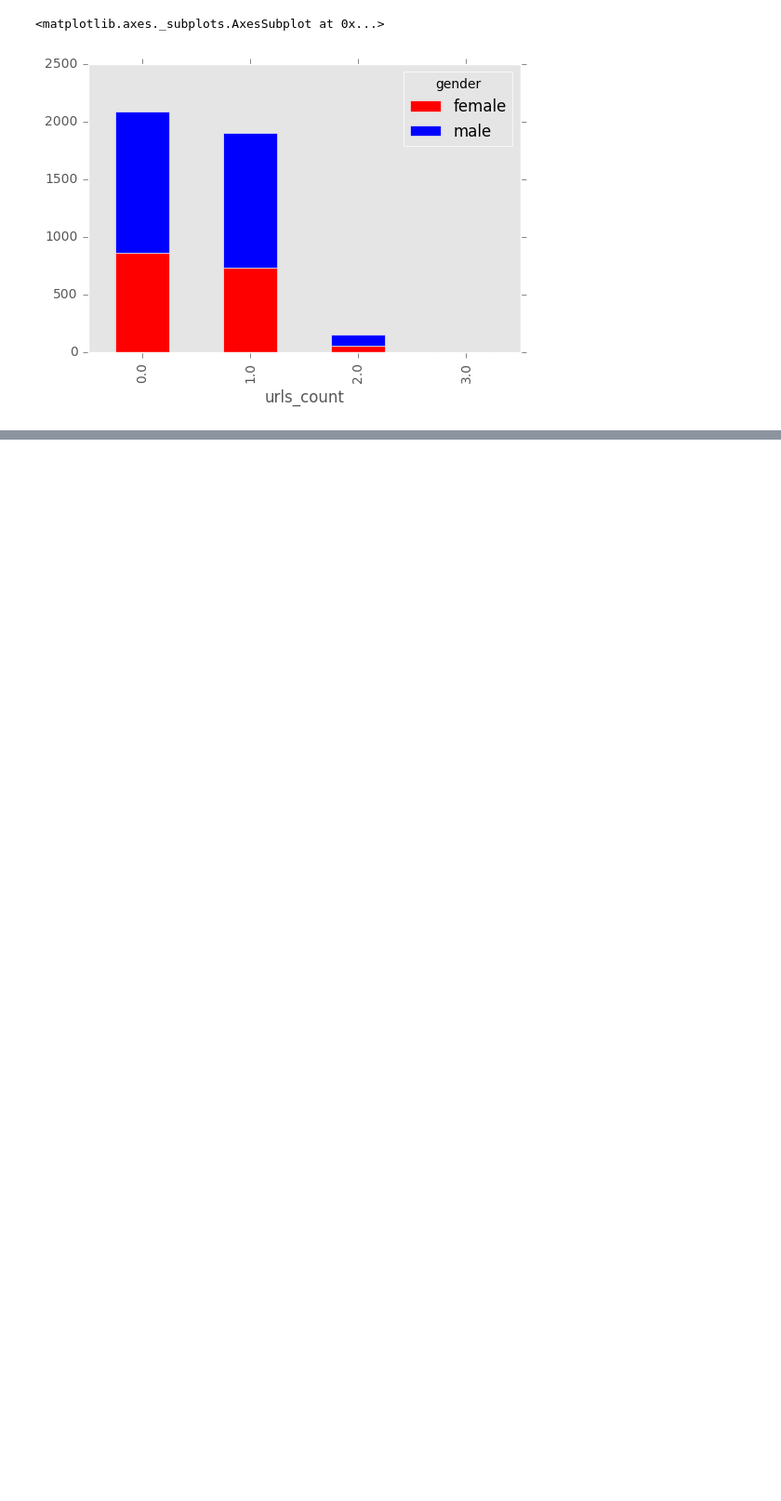
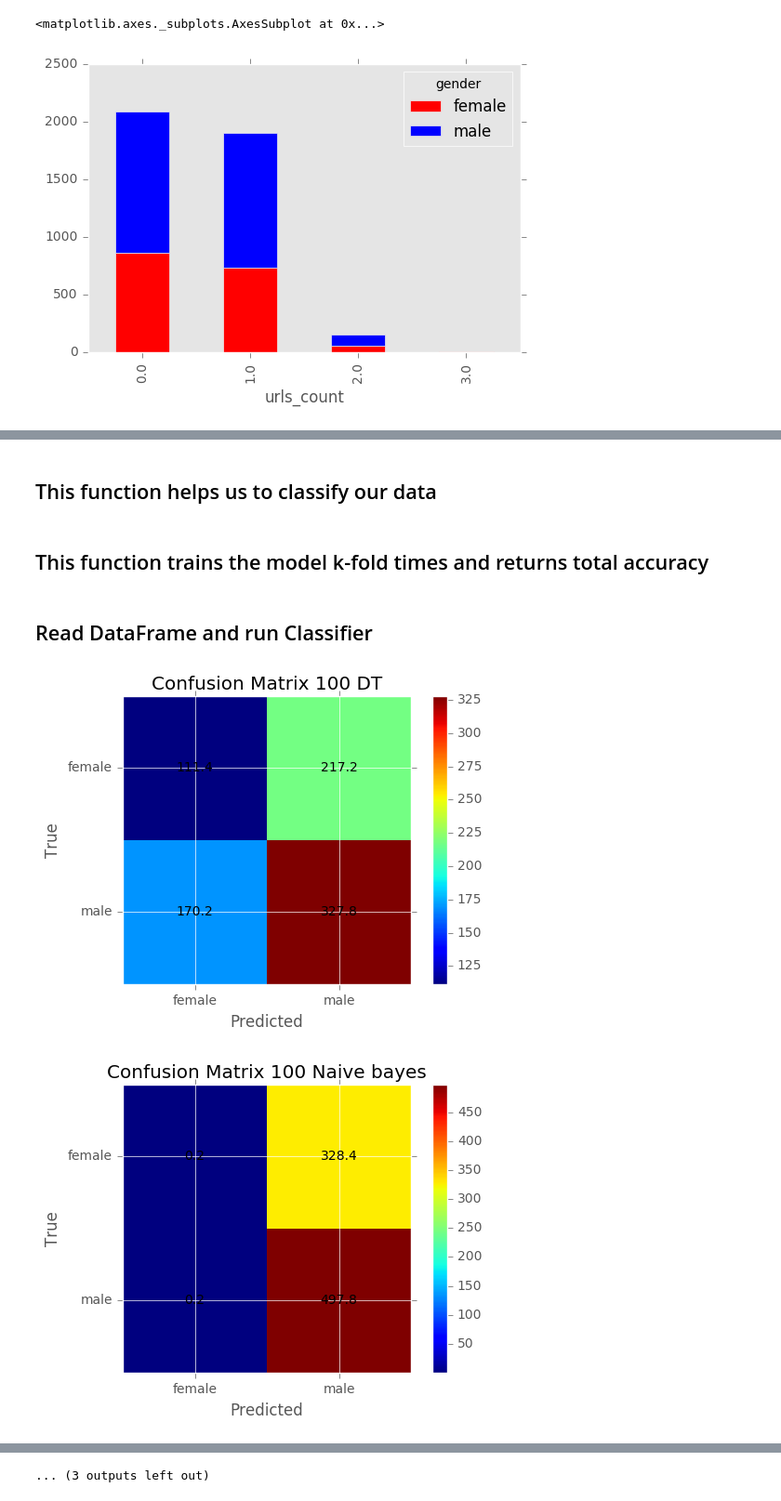
Before and after one commit to zamiramos/TweeterProject, a Jupyter notebook: project.ipynb, the cells around one changed output, grey strips where cells are left out. Shown at 93% size. Cells and saved outputs as stored; diff of their text form; code cells hidden in the pictures; blank space fills up the shorter version.

Commit message:
Add Part 2 - Train Classifier For Gender

```diff
--- a/project.ipynb
+++ b/project.ipynb
@@ -341,0 +369,17 @@ We can see from above that this features not give us in additional information.
+# %%
+def print_topFeatures( classifier,stri,numOfFeatures):
+    """Prints features with the highest coefficient values, per class"""
+    dfSignificantFeatures = pd.DataFrame()
+    class_labels = classifier.classes_
+    for i, class_label in enumerate(class_labels):
+        if len(class_labels)>2:
+            coef = classifier.coef_[i]
+        else:
+            coef = classifier.feature_log_prob_[i]
+
+        top20 = np.argsort(coef)[-40:]
+        toList = (" %s" % (",".join(feature_names[j] for j in top20)))
+        list = toList.split(',')
+        dfSignificantFeatures[class_label.upper()] = list[::-1]
+
+    dfSignificantFeatures.to_csv(write_path +'_best40Features_allWords_'+str(numOfFeatures)+stri+'.csv', mode='a', sep=',')
@@ -341,0 +388,19 @@ We can see from above that this features not give us in additional information.
+# %%
+import numpy as np
+from sklearn.feature_extraction.text import TfidfVectorizer
+
+def extract_test_set(df, numOfFeatures, RemoveStopWords, f, t, analyzer):
+
+    corpus = np.array(df.text.values).tolist()
+    target = np.array(df['gender'].values)
+    #tf-idf vectorizer is set to count word occurances and normalize. NOT TF-IDF
+    if RemoveStopWords:
+        vectorizer = TfidfVectorizer(stop_words='english',analyzer=analyzer,use_idf=False, ngram_range=(f,t),binary=False)
+    else: #only SW
+        vectorizer = TfidfVectorizer(max_features=numOfFeatures,analyzer=analyzer, use_idf=False, ngram_range=(f,t),binary=False,norm='l1')
+
+    X = vectorizer.fit_transform(corpus)
+    global feature_names
+    feature_names = vectorizer.get_feature_names()
+
+    return X, target, feature_names#
@@ -341,0 +431,2 @@ We can see from above that this features not give us in additional information.
+# %% [markdown]
+## This function helps us to classify our data
@@ -341,0 +486,2 @@ We can see from above that this features not give us in additional information.
+# %% [markdown]
+## This function trains the model k-fold times and returns total accuracy
@@ -341,0 +516,9 @@ We can see from above that this features not give us in additional information.
+# %% [markdown]
+## Read DataFrame and run Classifier
+# %%
+tweets_df = pd.read_pickle(r'DataFramePickle')
+
+scoreTable = Classify(tweets_df, False, 'word', 1)
+# %% [output]
+[figure, added]
+[figure, added]
@@ -341,0 +535 @@ We can see from above that this features not give us in additional information.
+... (3 outputs left out)
```
Also changed, not shown: parts of 18 cells of this notebook, 45 other files.
